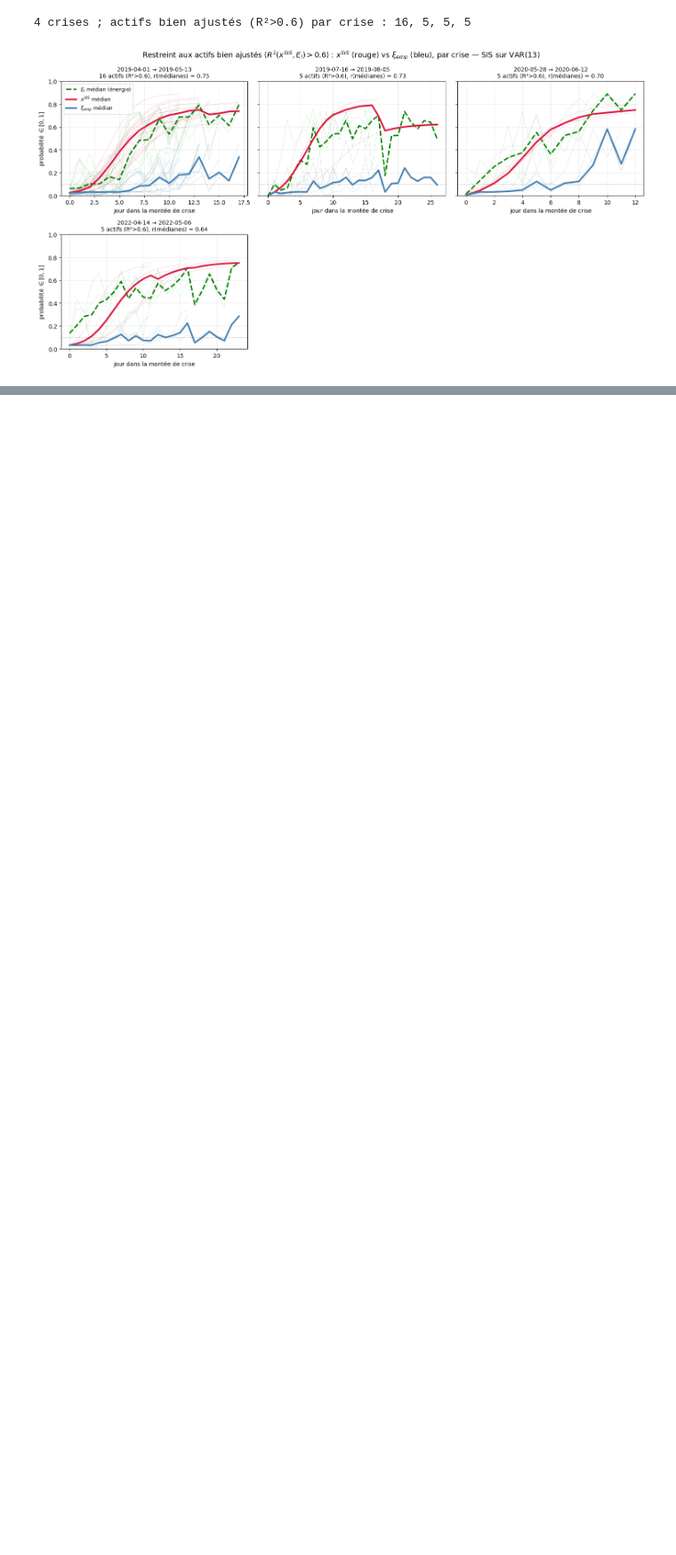
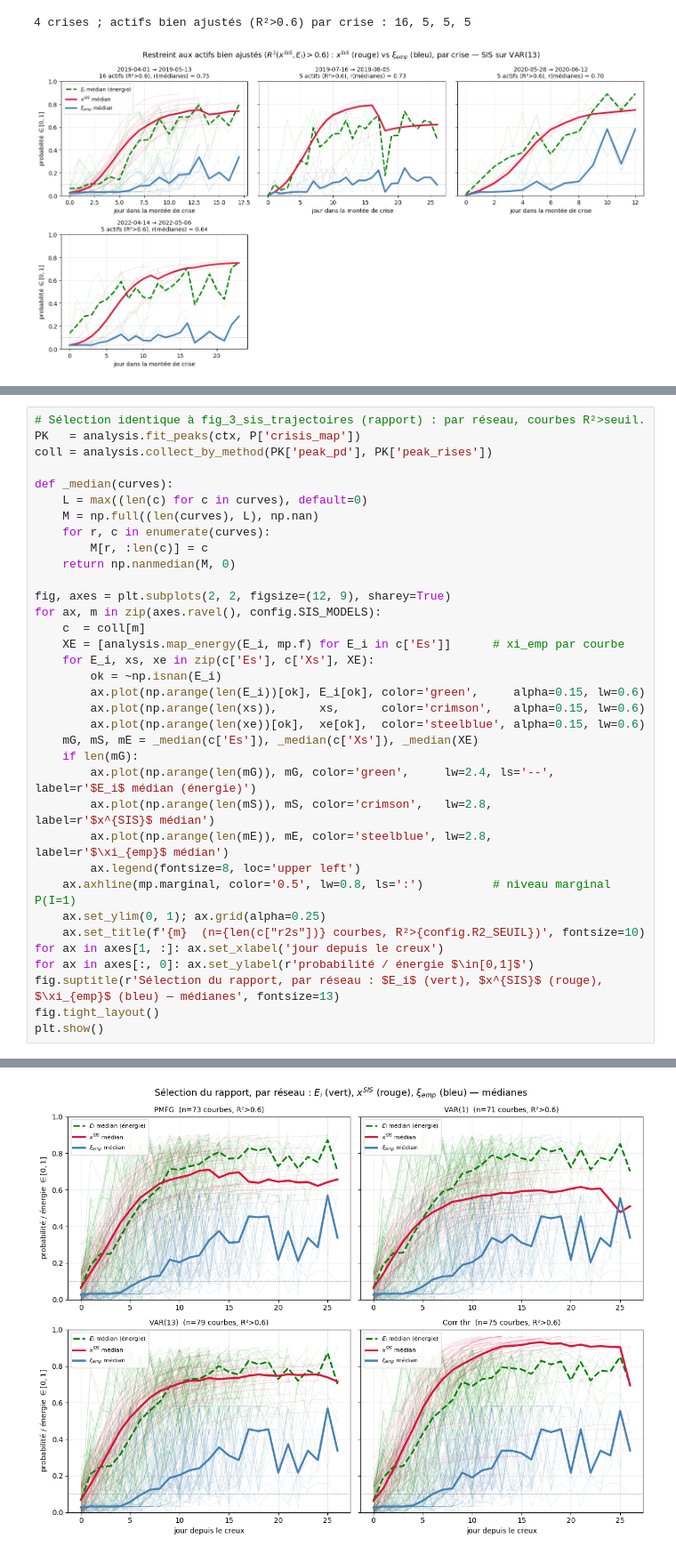
Before and after one commit to theodore34/contagion, a Jupyter notebook: notebooks/article.ipynb, the cells around one changed output, grey strips where cells are left out. Shown at 89% size. Drawn from its saved outputs; the diff is of its cells as text; blank space fills up the shorter version.

```diff
--- a/notebooks/article.ipynb
+++ b/notebooks/article.ipynb
@@ -303,0 +308,36 @@ plt.show()
+# %%
+# Sélection identique à fig_3_sis_trajectoires (rapport) : par réseau, courbes R²>seuil.
+PK   = analysis.fit_peaks(ctx, P['crisis_map'])
+coll = analysis.collect_by_method(PK['peak_pd'], PK['peak_rises'])
+
+def _median(curves):
+    L = max((len(c) for c in curves), default=0)
+    M = np.full((len(curves), L), np.nan)
+    for r, c in enumerate(curves):
+        M[r, :len(c)] = c
+    return np.nanmedian(M, 0)
+
+fig, axes = plt.subplots(2, 2, figsize=(12, 9), sharey=True)
+for ax, m in zip(axes.ravel(), config.SIS_MODELS):
+    c  = coll[m]
+    XE = [analysis.map_energy(E_i, mp.f) for E_i in c['Es']]      # xi_emp par courbe
+    for E_i, xs, xe in zip(c['Es'], c['Xs'], XE):
+        ok = ~np.isnan(E_i)
+        ax.plot(np.arange(len(E_i))[ok], E_i[ok], color='green',     alpha=0.15, lw=0.6)
+        ax.plot(np.arange(len(xs)),      xs,      color='crimson',   alpha=0.15, lw=0.6)
+        ax.plot(np.arange(len(xe))[ok],  xe[ok],  color='steelblue', alpha=0.15, lw=0.6)
+    mG, mS, mE = _median(c['Es']), _median(c['Xs']), _median(XE)
+    if len(mG):
+        ax.plot(np.arange(len(mG)), mG, color='green',     lw=2.4, ls='--', label=r'$E_i$ médian (énergie)')
+        ax.plot(np.arange(len(mS)), mS, color='crimson',   lw=2.8,          label=r'$x^{SIS}$ médian')
+        ax.plot(np.arange(len(mE)), mE, color='steelblue', lw=2.8,          label=r'$\xi_{emp}$ médian')
+        ax.legend(fontsize=8, loc='upper left')
+    ax.axhline(mp.marginal, color='0.5', lw=0.8, ls=':')          # niveau marginal P(I=1)
+    ax.set_ylim(0, 1); ax.grid(alpha=0.25)
+    ax.set_title(f'{m}  (n={len(c["r2s"])} courbes, R²>{config.R2_SEUIL})', fontsize=10)
+for ax in axes[1, :]: ax.set_xlabel('jour depuis le creux')
+for ax in axes[:, 0]: ax.set_ylabel(r'probabilité / énergie $\in[0,1]$')
+fig.suptitle(r'Sélection du rapport, par réseau : $E_i$ (vert), $x^{SIS}$ (rouge), $\xi_{emp}$ (bleu) — médianes', fontsize=13)
+fig.tight_layout()
+plt.show()
+# %% [output]
@@ -304,3 +345,4 @@ plt.show()
+[figure, added]
 # %% [markdown]
 ## En résumé
 
```
Also changed, not shown: parts of 2 cells of this notebook.
